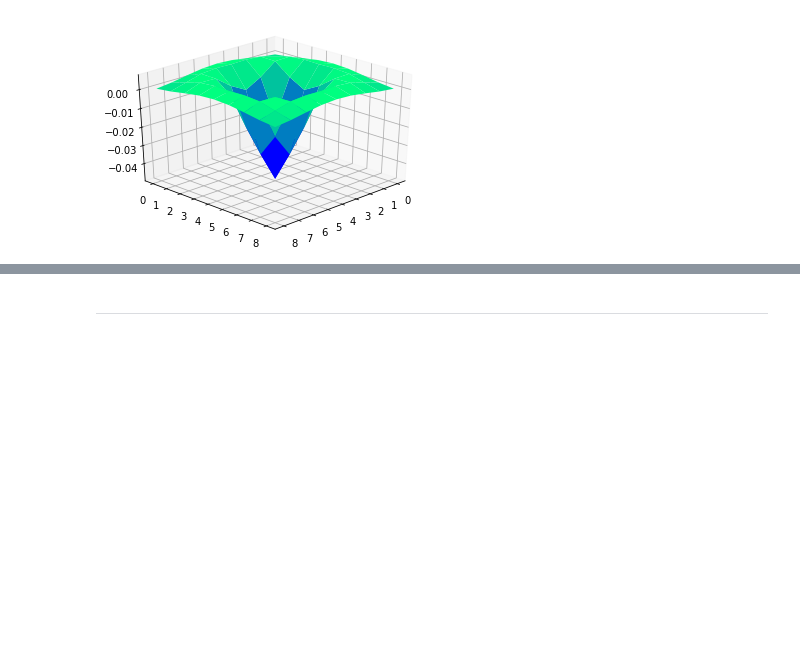
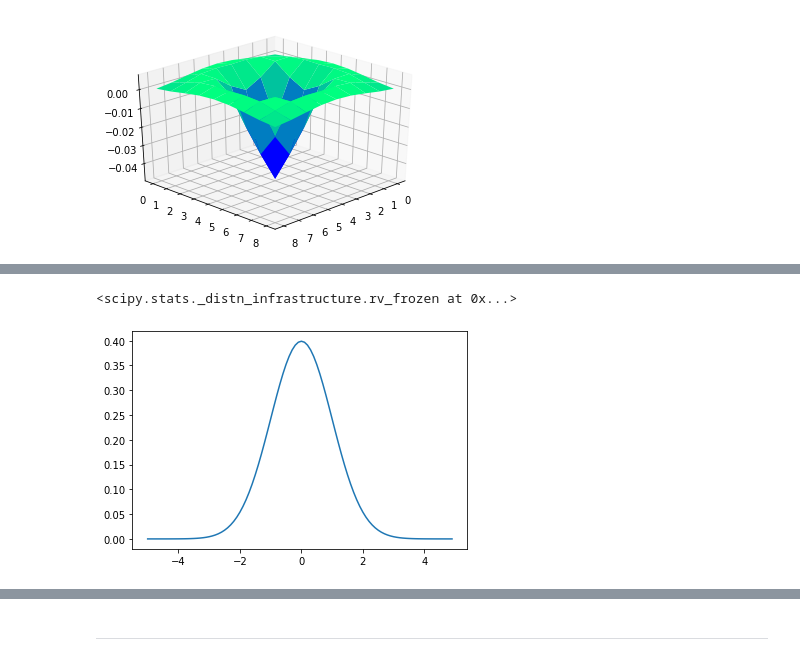
Before and after one commit to EthanWadsworth/TR_CV_Notes, a Jupyter notebook: Object_Detection/SIFT_Detection.ipynb, the cells around one changed output, grey strips where cells are left out. Saved outputs shown, nothing was run; the diff lists cells and outputs as text; code cells hidden in the pictures; blank space fills up the shorter version.

```diff
--- a/Object_Detection/SIFT_Detection.ipynb
+++ b/Object_Detection/SIFT_Detection.ipynb
@@ -89,0 +169,7 @@ def DoG()
+# %%
+x_values = np.arange(-5, 5, 0.1)
+y_values = scipy.stats.norm(0, 1)
+plt.plot(x_values, y_values.pdf(x_values))
+# %% [output]
+<scipy.stats._distn_infrastructure.rv_frozen at 0x...>
+[figure, added]
```
Also changed, not shown: parts of 18 cells of this notebook.
